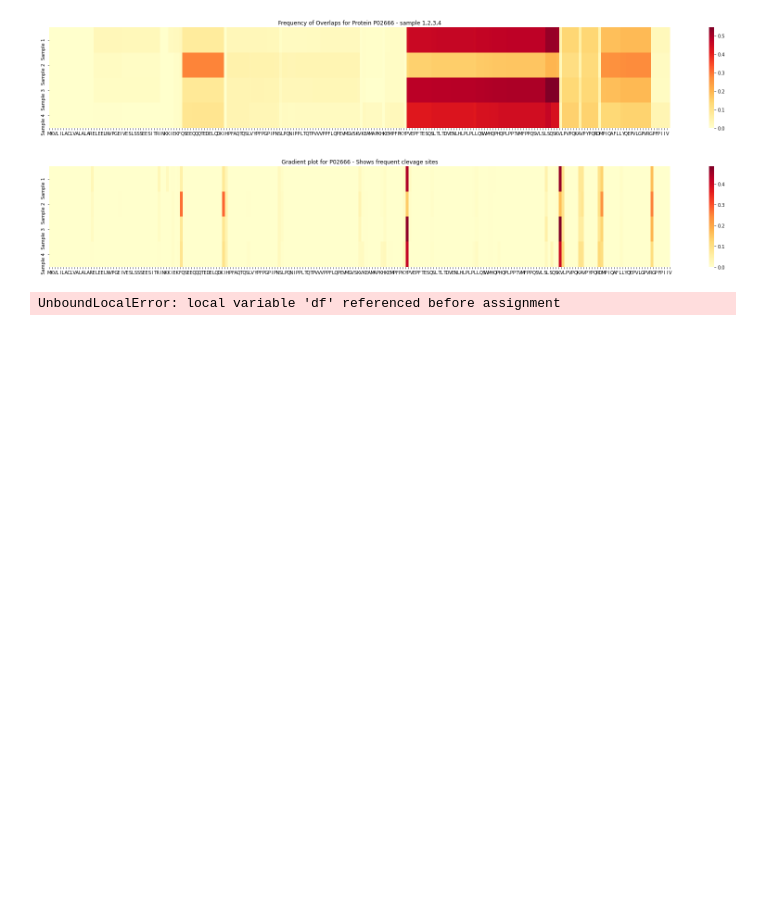
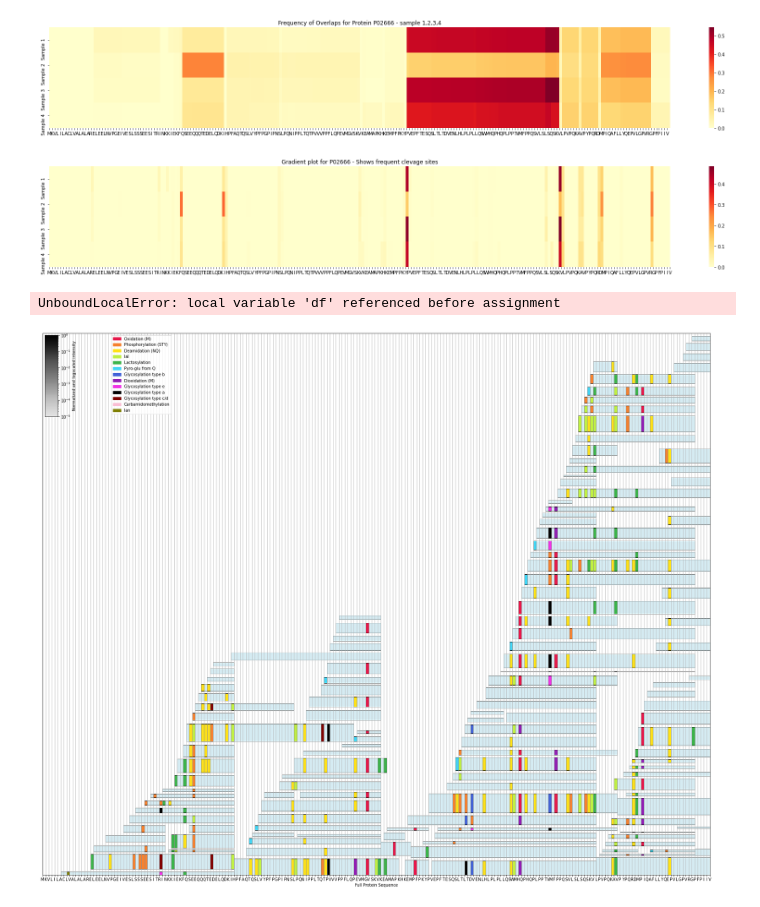
Before and after one commit to Munklinde96/Data_Visualization, a Jupyter notebook: viz7.ipynb, the cells around one changed output. Drawn from its saved outputs; the diff is of its cells as text; code cells hidden in the pictures; blank space fills up the shorter version.

Commit message:
log scaled height working

```diff
--- a/viz7.ipynb
+++ b/viz7.ipynb
@@ -21,3 +21,13 @@ create_and_plot_overlap_heat_map_and_gradient_heatmap(df)
 create_and_plot_sample_heatmap(df)
 # %% [output]
 UnboundLocalError: local variable 'df' referenced before assignment
+# %%
+from refactored_utils import get_and_prepare_data
+from segment_plot import create_and_plot_segment_plot
+from sample_heatmap import create_and_plot_sample_heatmap
+from overlap_plots import create_and_plot_overlap_plot, create_and_plot_overlap_heat_map_and_gradient_heatmap
+
+df = get_and_prepare_data()
+create_and_plot_segment_plot(df, size=df.shape[0], spacing = 0.2, is_log_scaled=True, colors = False)
+# %% [output]
+[figure, added]
```
